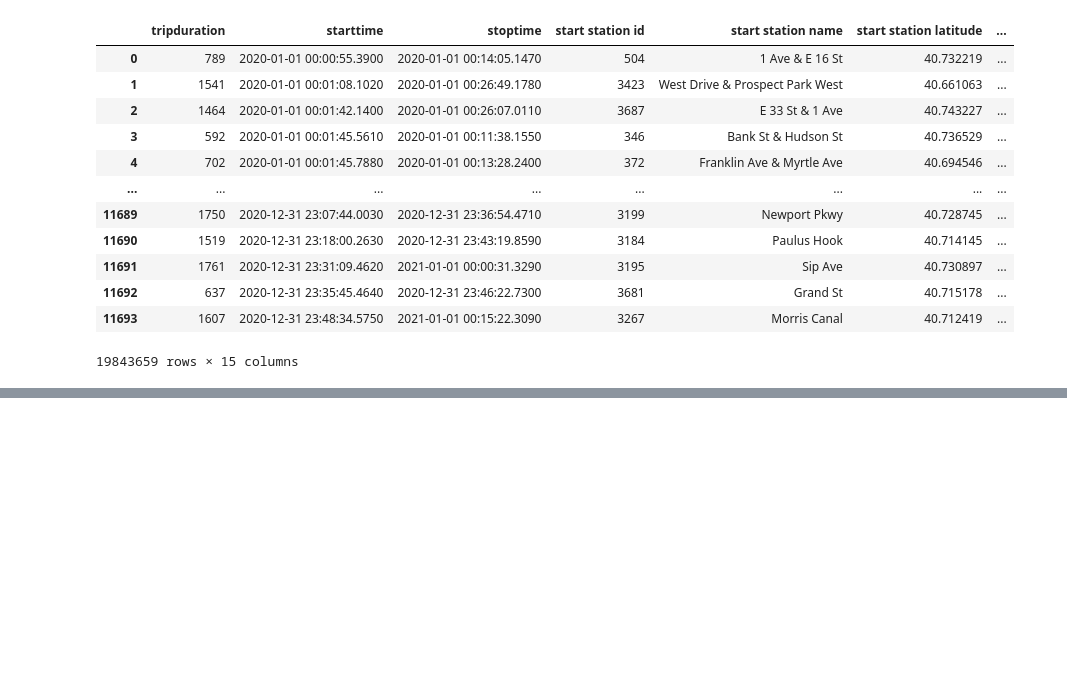
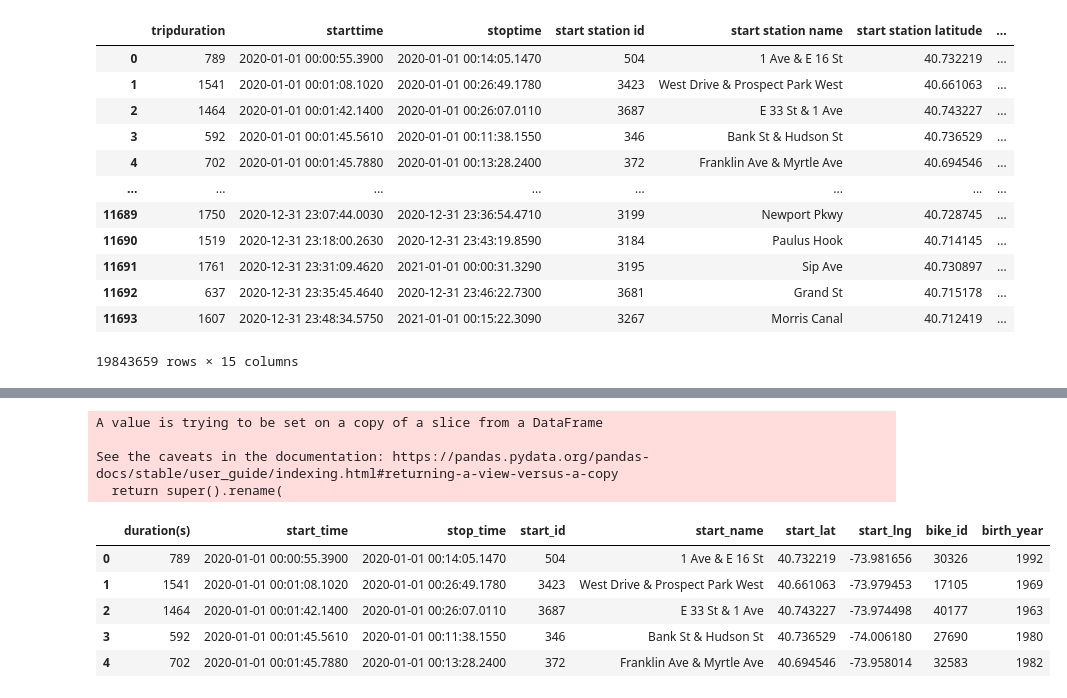
Before and after one commit to sjricketts/NYCitiBikeData, a Jupyter notebook: nyc_bike_data.ipynb, the cells around one changed output, grey strips where cells are left out. Cells and saved outputs as stored; diff of their text form; code cells hidden in the pictures; blank space fills up the shorter version.

Commit message:
select needed columns and rename

```diff
--- a/nyc_bike_data.ipynb
+++ b/nyc_bike_data.ipynb
@@ -175,3 +175,9 @@ twenty_df
 | 11692 | 637 | 2020-12-31 23:35:45.4640 | 2020-12-31 23:46:22.7300 | 3681 | Grand St | 40.715178 | ... |
 | 11693 | 1607 | 2020-12-31 23:48:34.5750 | 2021-01-01 00:15:22.3090 | 3267 | Morris Canal | 40.712419 | ... |
 19843659 rows × 15 columns
+# %%
+# select only needed columns
+# I would like to keep all the columns, but this makes the dataset smaller and more managable.
+
+twenty_df = twenty_df[['tripduration','starttime','stoptime', 'start station id', 'start station name','start station latitude','start station longitude','bikeid','birth year']]
+twenty_df.head()
@@ -177,0 +191,18 @@ twenty_df
+# %%
+# rename columns
+
+twenty_df.rename(columns = {'tripduration':'duration(s)', 'starttime':'start_time', 'stoptime':'stop_time', 'start station id': 'start_id',
+                             'start station name': 'start_name', 'start station latitude': 'start_lat', 'start station longitude': 'start_lng',
+                             'bikeid': 'bike_id', 'birth year': 'birth_year'}, inplace = True)
+twenty_df.head()
+# %% [output]
+A value is trying to be set on a copy of a slice from a DataFrame
+
+See the caveats in the documentation: https://pandas.pydata.org/pandas-docs/stable/user_guide/indexing.html#returning-a-view-versus-a-copy
+  return super().rename(
+|  | duration(s) | start_time | stop_time | start_id | start_name | start_lat | start_lng | bike_id | birth_year |
+| 0 | 789 | 2020-01-01 00:00:55.3900 | 2020-01-01 00:14:05.1470 | 504 | 1 Ave & E 16 St | 40.732219 | -73.981656 | 30326 | 1992 |
+| 1 | 1541 | 2020-01-01 00:01:08.1020 | 2020-01-01 00:26:49.1780 | 3423 | West Drive & Prospect Park West | 40.661063 | -73.979453 | 17105 | 1969 |
+| 2 | 1464 | 2020-01-01 00:01:42.1400 | 2020-01-01 00:26:07.0110 | 3687 | E 33 St & 1 Ave | 40.743227 | -73.974498 | 40177 | 1963 |
+| 3 | 592 | 2020-01-01 00:01:45.5610 | 2020-01-01 00:11:38.1550 | 346 | Bank St & Hudson St | 40.736529 | -74.006180 | 27690 | 1980 |
+| 4 | 702 | 2020-01-01 00:01:45.7880 | 2020-01-01 00:13:28.2400 | 372 | Franklin Ave & Myrtle Ave | 40.694546 | -73.958014 | 32583 | 1982 |
```
Also changed, not shown: parts of 1 cell of this notebook.
